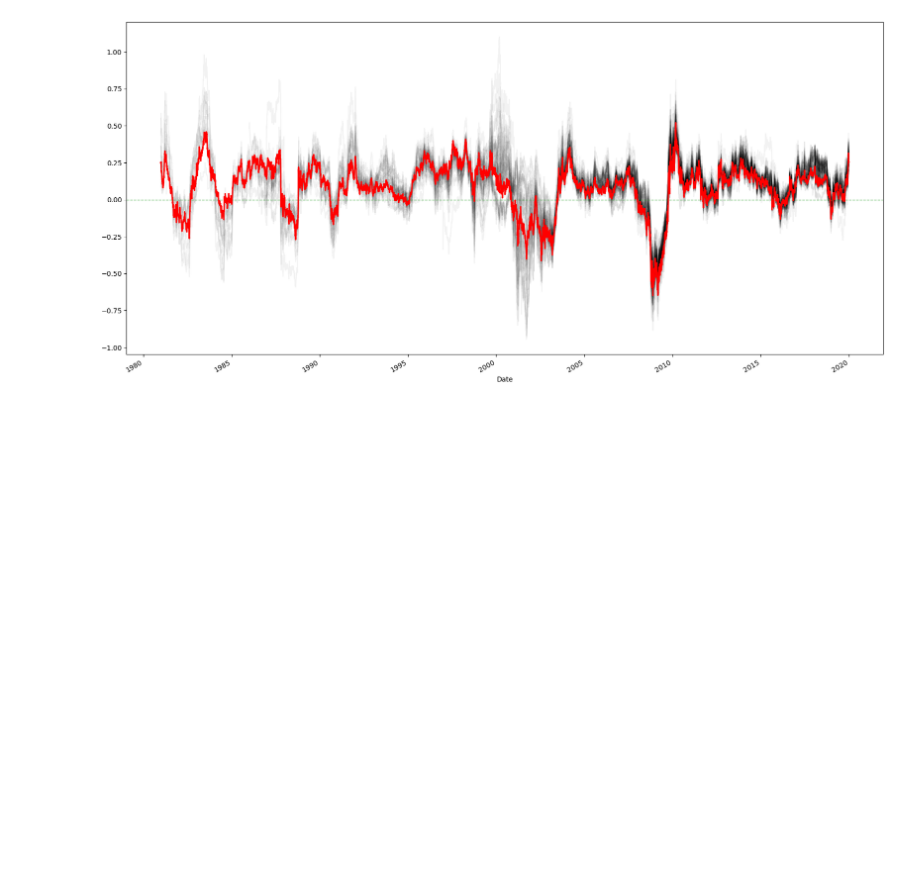
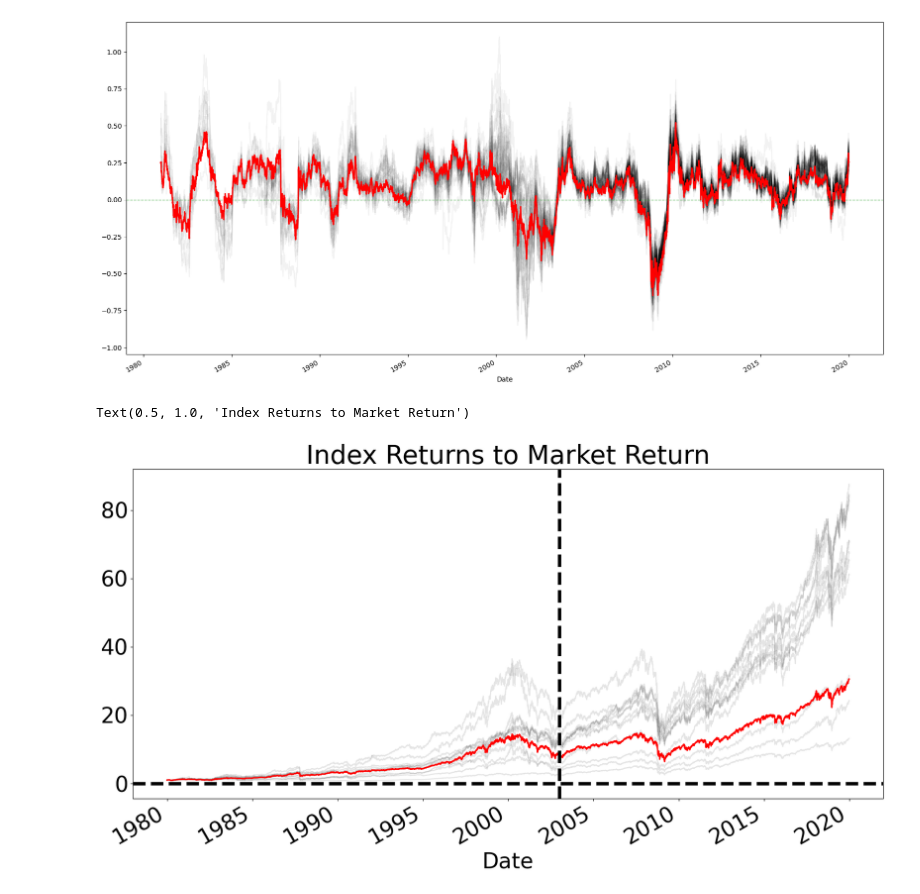
Before and after one commit to audrabuysse/Econ-411, a Jupyter notebook: In Class Projects/In Class Projects/Project 8 - Chapter 6 - Hypothesis Testing.ipynb, the cells around one changed output. Cells and saved outputs as stored; diff of their text form; code cells hidden in the pictures; blank space fills up the shorter version.

```diff
--- a/In Class Projects/In Class Projects/Project 8 - Chapter 6 - Hypothesis Testing.ipynb
+++ b/In Class Projects/In Class Projects/Project 8 - Chapter 6 - Hypothesis Testing.ipynb
@@ -114,3 +135,15 @@ yoy_return["S&P 500"].plot.line(color = "Red", linewidth = 2, ax = ax)
 # %% [output]
 <AxesSubplot:xlabel='Date'>
 [figure]
+# %%
+norm_data = close_data.div(close_data.iloc[0])
+fig, ax = plt.subplots(figsize = (20,10))
+norm_data.plot.line(legend = False, color = "k", alpha = .1, ax = ax)
+ax.axhline(0, ls = "--", color = "k", linewidth = 5)
+norm_data["S&P 500"].plot.line(color = "Red", linewidth = 2, ax = ax)
+ax.axvline("2003", ls = "--", color = "k", linewidth = 5)
+plt.rcParams.update({"font.size": 32})
+ax.set_title("Index Returns to Market Return")
+# %% [output]
+Text(0.5, 1.0, 'Index Returns to Market Return')
+[figure, added]
```
Also changed, not shown: parts of 69 cells of this notebook.
